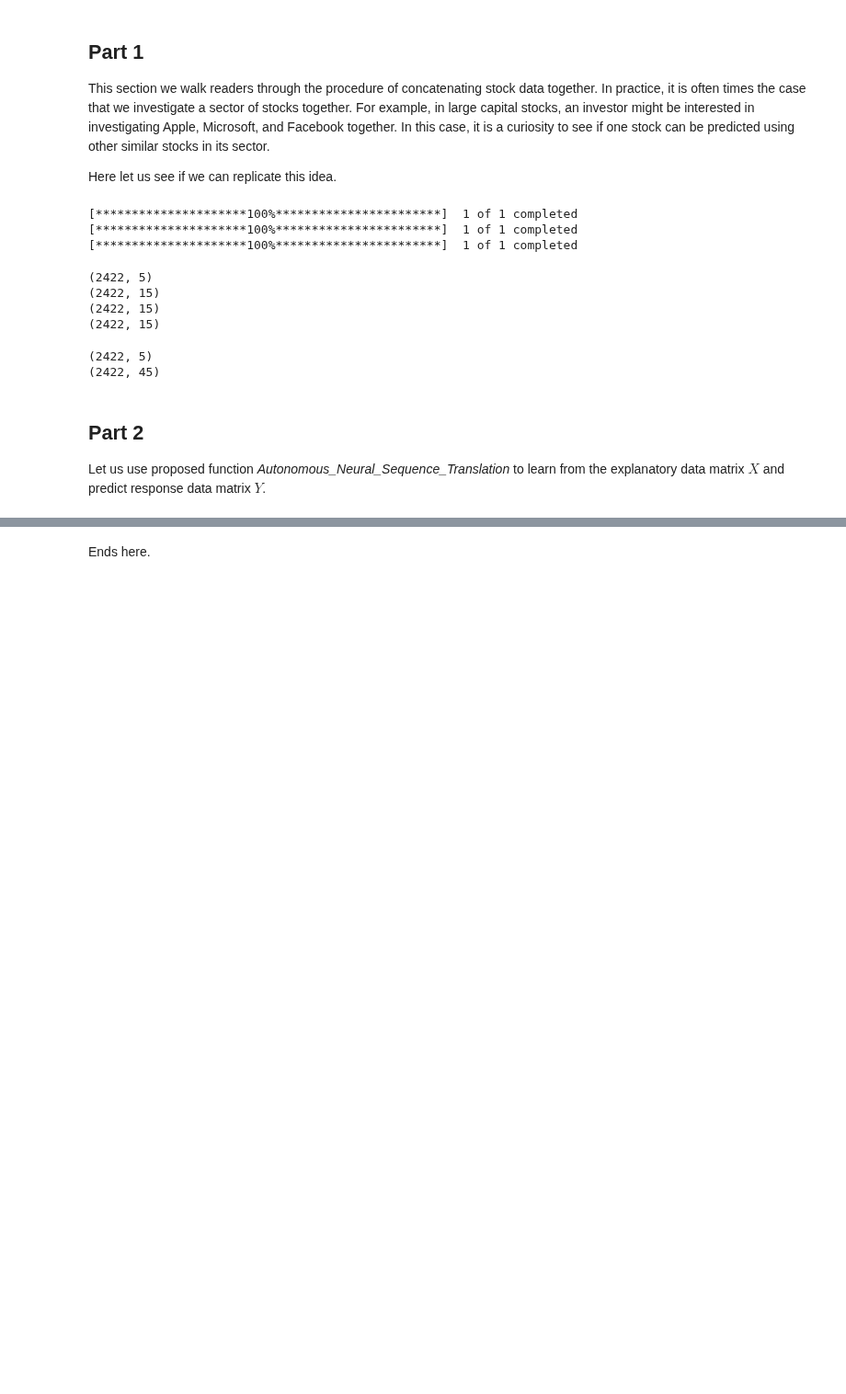
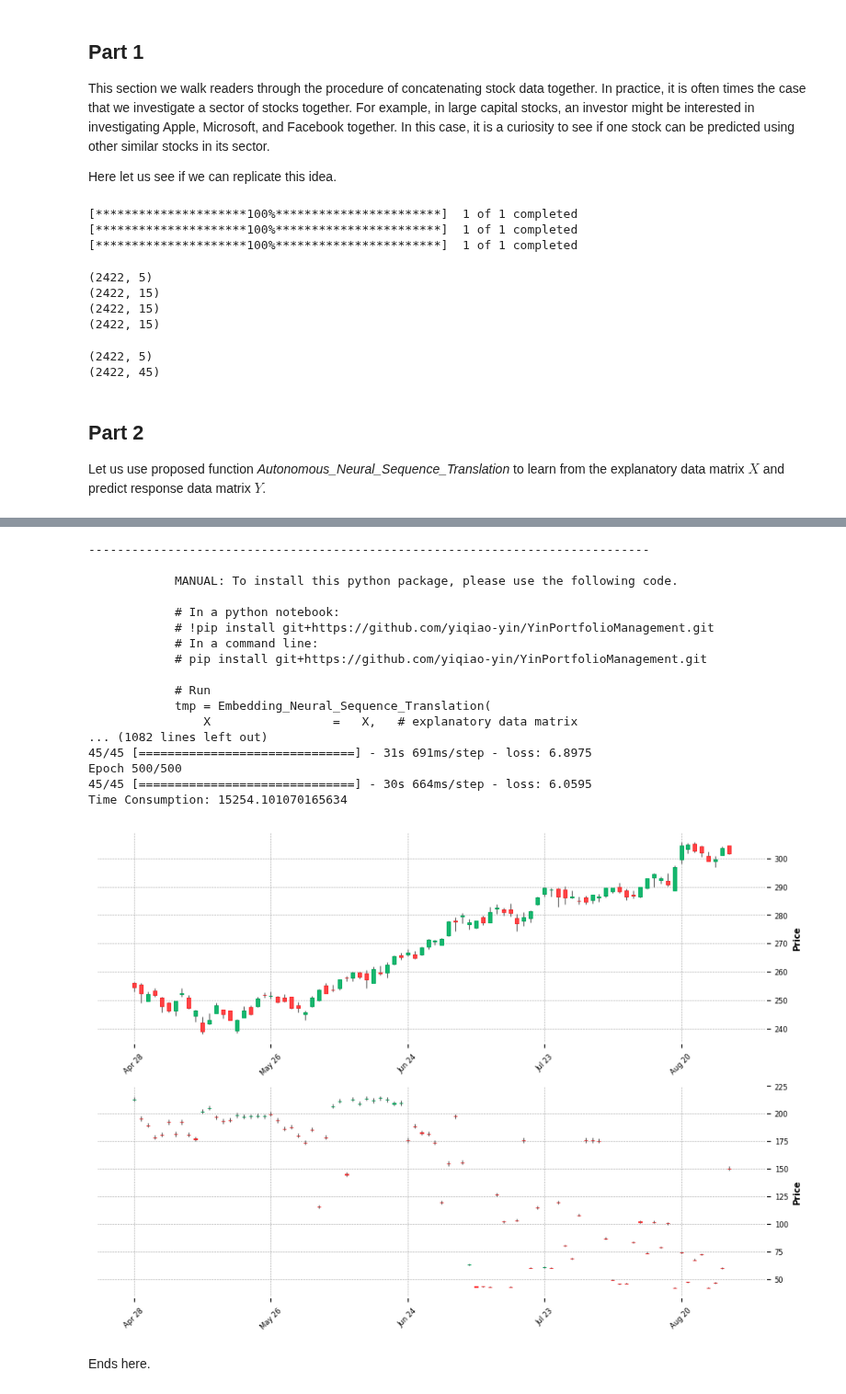
Before and after one commit to yiqiao-yin/WYNAssociates, a Jupyter notebook: docs/python_MM_NST_Autonomous.ipynb, the cells around one changed output, grey strips where cells are left out. Shown at 92% size. Saved outputs shown, nothing was run; the diff lists cells and outputs as text; code cells hidden in the pictures; blank space fills up the shorter version.

```diff
--- a/docs/python_MM_NST_Autonomous.ipynb
+++ b/docs/python_MM_NST_Autonomous.ipynb
@@ -182,2 +212,45 @@ Time Consumption: 32.43036222457886
+# %%
+tmp = Embedding_Neural_Sequence_Translation(
+        X                 =   X,   # explanatory data matrix
+        Y                 =   Y,   # response data matrix
+        w                 =   w,
+        h                 =   h,
+        cutoff            =   0.97, # take a fraction between 0 and 1
+        max_len           =   10000,
+        output_dim        =   3000,
+        numOfHiddenLayer  =   5,   # take an integer from 1, 2, 3, 4, or 5
+        numOfDense        =   3,   # take an integer from 1, 2, or 3
+        l1_units          =   128*2,
+        l2_units          =   64*2,
+        l3_units          =   32,
+        l4_units          =   16,
+        l5_units          =   10,
+        dropOutRate       =   0.2,
+        optimizer         =   'rmsprop',
+        loss              =   'mean_squared_error',
+        epochs            =   500,
+        batch_size        =   64,
+        plotGraph         =   False,
+        useMPLFinancePlot =   True,
+        verbose           =   True )
+# %% [output]
+------------------------------------------------------------------------------
+
+            MANUAL: To install this python package, please use the following code.
+
+            # In a python notebook:
+            # !pip install git+https://github.com/yiqiao-yin/YinPortfolioManagement.git
+            # In a command line:
+            # pip install git+https://github.com/yiqiao-yin/YinPortfolioManagement.git
+
+            # Run
+            tmp = Embedding_Neural_Sequence_Translation(
+                X                 =   X,   # explanatory data matrix
+... (1082 lines left out)
+45/45 [==============================] - 31s 691ms/step - loss: 6.8975
+Epoch 500/500
+45/45 [==============================] - 30s 664ms/step - loss: 6.0595
+Time Consumption: 15254.101070165634
+[figure, added]
 # %% [markdown]
 Ends here.
```
Also changed, not shown: parts of 3 cells of this notebook.
